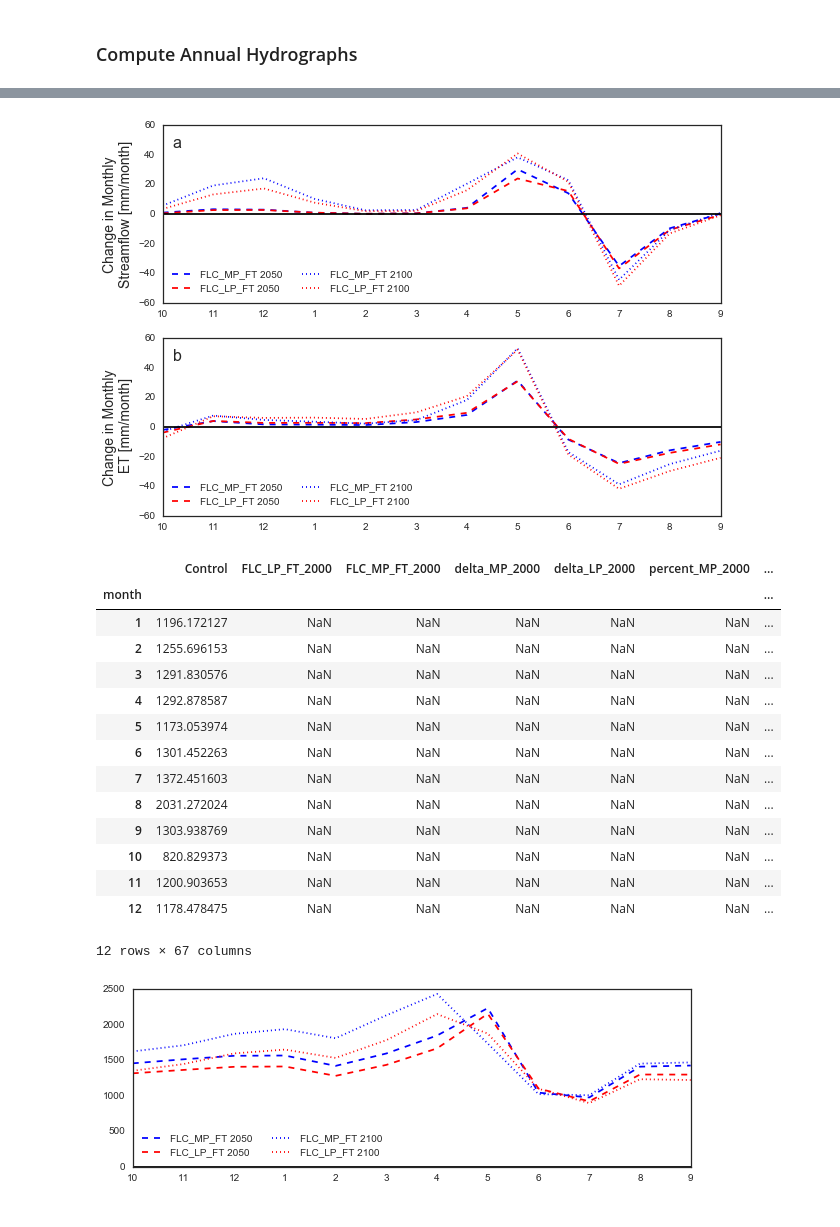
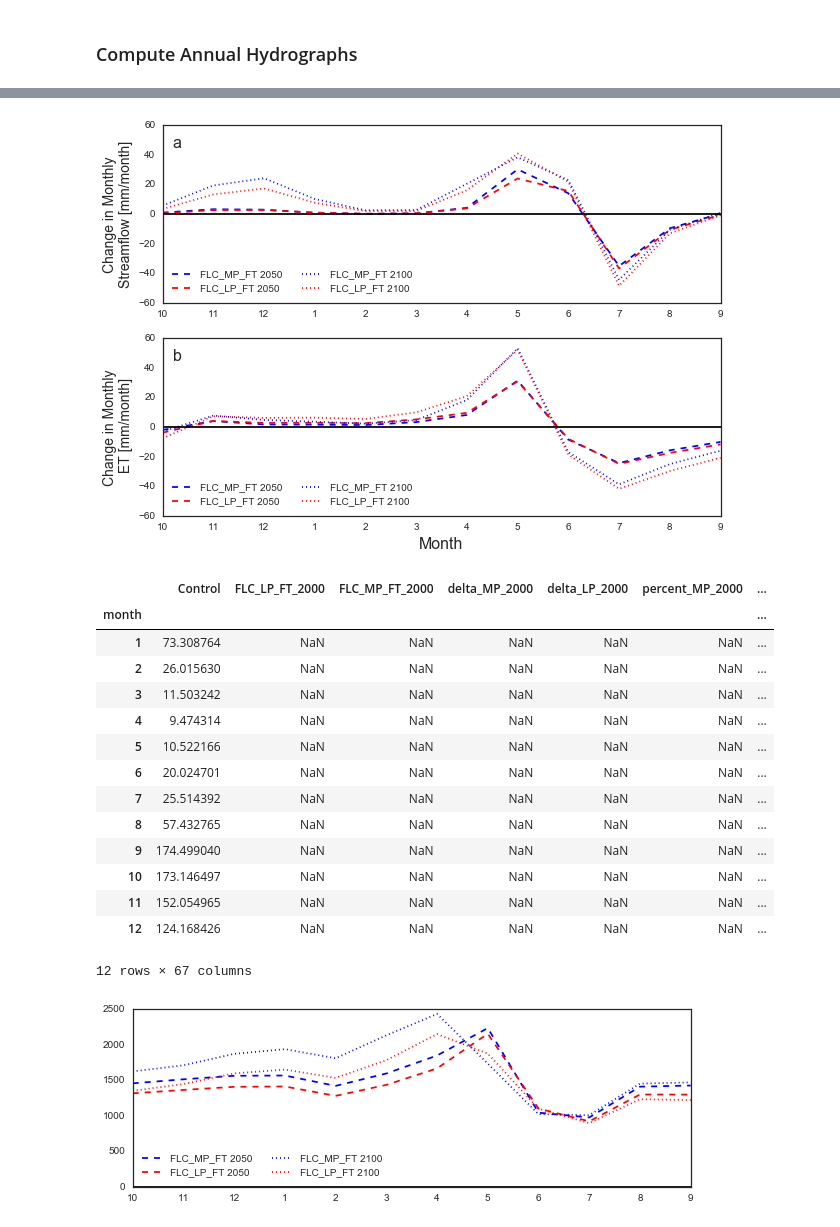
Before and after one commit to theobarnhart/rhessys_prep_analysis, a Jupyter notebook: ComoCreek/Visualize Experiment V2.ipynb, the cells around one changed output, grey strips where cells are left out. Drawn from its saved outputs; the diff is of its cells as text; code cells hidden in the pictures.

```diff
--- a/ComoCreek/Visualize Experiment V2.ipynb
+++ b/ComoCreek/Visualize Experiment V2.ipynb
@@ -80,0 +97,5 @@ Index([u'index', u'scenario', u'decade', u'idx', u'R_P', u'LAI', u'R_Pmin',
+# %%
+var = 'SWE'
+year = 2100
+print ((MP.mean()[var].round(2)-MP.mean()[var].round(2)[2000]))
+print ((LP.mean()[var].round(2)-LP.mean()[var].round(2)[2000]))
@@ -266,6 +348,8 @@ for i in range(len(tmp)):
     out['evap'] = tmp.evap[i]
     out['leakage'] = tmp.leakage[i]
     out['root_storage'] = tmp.root_storage[i]
+    out['swe'] = tmp.swe[i]
+    out['snowmelt'] = tmp.snowmelt[i]
 
     # resample the data frame to monthly
     out.index = pd.DatetimeIndex(dates)
@@ -356,53 +599,54 @@ table = make_table('sf')
 
 plt.sca(ax1)
 year = '2050'
 table[['delta_MP_%s'%year,'delta_LP_%s'%year]].plot(color=['b','r'],ls='--',ax=ax1)
 year = '2100'
 table[['delta_MP_%s'%year,'delta_LP_%s'%year]].plot(color=['b','r'],ls=':',ax=ax1)
 plt.legend(['FLC_MP_FT 2050','FLC_LP_FT 2050','FLC_MP_FT 2100','FLC_LP_FT 2100'],ncol=2,loc='lower left')
 plt.ylim(-60,60)
 plt.axhline(0,color='k')
 plt.ylabel('Change in Monthly\nStreamflow [mm/month]',fontsize=14)
 plt.xlabel('')
 plt.xticks(np.arange(1,13),months_as_water_year,rotation=0)
 plt.text(1.2,45,'a',fontsize=16)
 
 table = make_table('et')
 
 plt.sca(ax2)
 year = '2050'
 table[['delta_MP_%s'%year,'delta_LP_%s'%year]].plot(color=['b','r'],ls='--',ax=ax2)
 year = '2100'
 table[['delta_MP_%s'%year,'delta_LP_%s'%year]].plot(color=['b','r'],ls=':',ax=ax2)
 plt.legend(['FLC_MP_FT 2050','FLC_LP_FT 2050','FLC_MP_FT 2100','FLC_LP_FT 2100'],ncol=2,loc='lower left')
 #plt.ylim(-1.7,1.7)
 plt.axhline(0,color='k')
 plt.ylabel('Change in Monthly\n ET [mm/month]',fontsize=14)
-plt.xlabel('')
+plt.xlabel('Month', fontsize=16)
 plt.xticks(np.arange(1,13),months_as_water_year,rotation=0)
 plt.text(1.2,45,'b',fontsize=16)
-
+#printfig = True
 if printfig: plt.savefig('./figures/FLC_absolute_sf_et_change.png',dpi=300,bbox_inches='tight')
 if printfig: plt.savefig('./figures/FLC_absolute_sf_et_change.pdf',bbox_inches='tight')
+#printfig = True
 # %% [output]
-[figure, old version]
+[figure, new version]
 # %%
 table
 # %% [output]
 |  | Control | FLC_LP_FT_2000 | FLC_MP_FT_2000 | delta_MP_2000 | delta_LP_2000 | percent_MP_2000 | ... |
 | month |  |  |  |  |  |  | ... |
-| 1 | 1196.172127 | NaN | NaN | NaN | NaN | NaN | ... |
-| 2 | 1255.696153 | NaN | NaN | NaN | NaN | NaN | ... |
-| 3 | 1291.830576 | NaN | NaN | NaN | NaN | NaN | ... |
-| 4 | 1292.878587 | NaN | NaN | NaN | NaN | NaN | ... |
-| 5 | 1173.053974 | NaN | NaN | NaN | NaN | NaN | ... |
-| 6 | 1301.452263 | NaN | NaN | NaN | NaN | NaN | ... |
-| 7 | 1372.451603 | NaN | NaN | NaN | NaN | NaN | ... |
-| 8 | 2031.272024 | NaN | NaN | NaN | NaN | NaN | ... |
-| 9 | 1303.938769 | NaN | NaN | NaN | NaN | NaN | ... |
-| 10 | 820.829373 | NaN | NaN | NaN | NaN | NaN | ... |
-| 11 | 1200.903653 | NaN | NaN | NaN | NaN | NaN | ... |
-| 12 | 1178.478475 | NaN | NaN | NaN | NaN | NaN | ... |
+| 1 | 73.308764 | NaN | NaN | NaN | NaN | NaN | ... |
+| 2 | 26.015630 | NaN | NaN | NaN | NaN | NaN | ... |
+| 3 | 11.503242 | NaN | NaN | NaN | NaN | NaN | ... |
+| 4 | 9.474314 | NaN | NaN | NaN | NaN | NaN | ... |
+| 5 | 10.522166 | NaN | NaN | NaN | NaN | NaN | ... |
+| 6 | 20.024701 | NaN | NaN | NaN | NaN | NaN | ... |
+| 7 | 25.514392 | NaN | NaN | NaN | NaN | NaN | ... |
+| 8 | 57.432765 | NaN | NaN | NaN | NaN | NaN | ... |
+| 9 | 174.499040 | NaN | NaN | NaN | NaN | NaN | ... |
+| 10 | 173.146497 | NaN | NaN | NaN | NaN | NaN | ... |
+| 11 | 152.054965 | NaN | NaN | NaN | NaN | NaN | ... |
+| 12 | 124.168426 | NaN | NaN | NaN | NaN | NaN | ... |
 12 rows × 67 columns
 # %%
 fig = plt.figure(figsize=(10,7))
```
Also changed, not shown: parts of 47 cells of this notebook.
